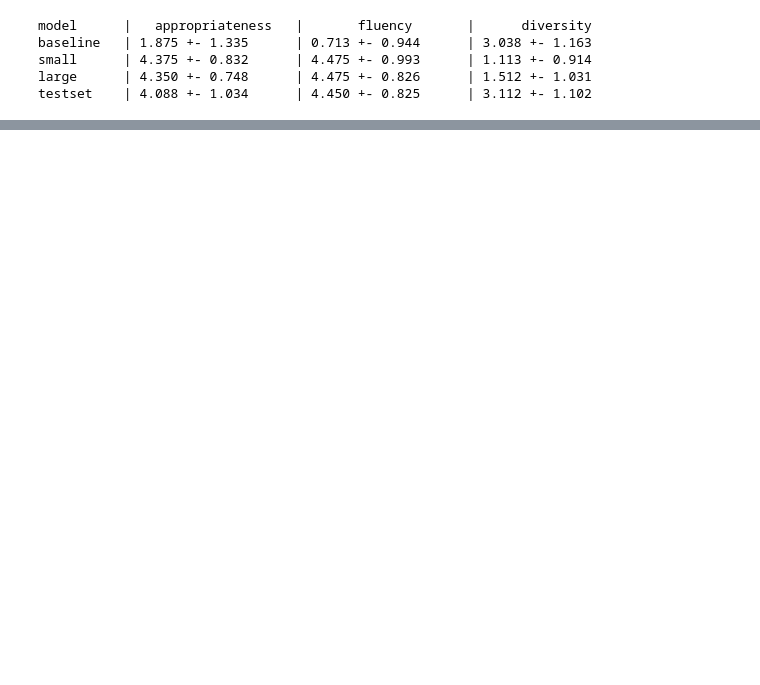
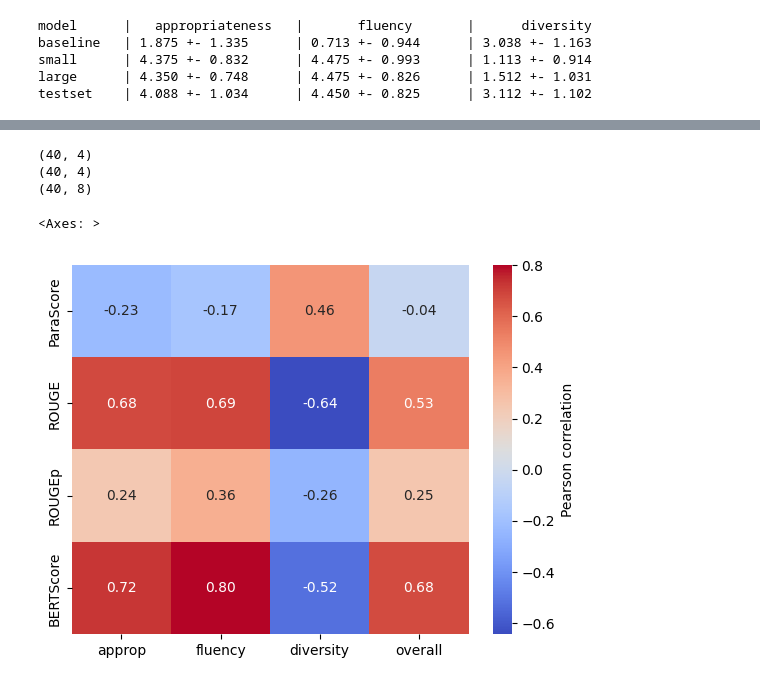
Before and after one commit to UL-FRI-NLP-Course-2022-23/nlp-course-taklemamo, a Jupyter notebook: data/backtranslate/evalset/human_eval_analysis.ipynb, the cells around one changed output, grey strips where cells are left out. Drawn from its saved outputs; the diff is of its cells as text; code cells hidden in the pictures; blank space fills up the shorter version.

Commit message:
Added corr. with human eval

```diff
--- a/data/backtranslate/evalset/human_eval_analysis.ipynb
+++ b/data/backtranslate/evalset/human_eval_analysis.ipynb
@@ -83,11 +71,12 @@ eval_set = pd.read_csv("eval.csv", sep="\t")
 in_test_idx = eval_set["id"].tolist()[:10]
 # %%
 complete = []
-for df in [baseline_df, small_df, large_df, test_df]:
+# to keep same order as in eval_set, go over every model
+for score_df in [baseline_df, small_df, large_df, test_df]:
     model_scores = []
-    for idx, row in df.iterrows():
+    # find indexes in same order as in eval_set
+    for idx, row in score_df.iterrows():
         if row.iloc[0] in in_test_idx:
             model_scores.append(row.iloc[3:].tolist())
-    complete.append(model_scores)
+    complete.extend(model_scores)
 complete = np.array(complete)
-complete
@@ -95,0 +83,5 @@ KeyError: 'id'
+# %%
+per_text_mean = df.groupby("textId")[["appropriateness", "fluency", "diversity"]].mean()
+per_text_mean["overall"] = per_text_mean.mean(axis=1)
+print(per_text_mean.head())
+human_scores = per_text_mean.values
@@ -95,0 +96,22 @@ KeyError: 'id'
+# %%
+print(complete.shape)
+print(human_scores.shape)
+stacked = np.hstack([complete, human_scores])
+print(stacked.shape)
+
+cov = np.corrcoef(stacked.T)
+# %% [output]
+(40, 4)
+(40, 4)
+(40, 8)
+# %%
+import matplotlib.pyplot as plt
+import seaborn as sns
+
+labels = ["ParaScore",	"ROUGE",	"ROUGEp",	"BERTScore", "approp", "fluency", "diversity", "overall"]
+
+sns.heatmap(cov[:4, 4:], xticklabels=labels[4:], yticklabels=labels[:4], annot=True, fmt=".2f", cmap="coolwarm", cbar_kws={'label': 'Pearson correlation'})
+sns.savefig("correlation.pdf")
+# %% [output]
+<Axes: >
+[figure, added]
```
Also changed, not shown: parts of 4 cells of this notebook, 1 other file.
